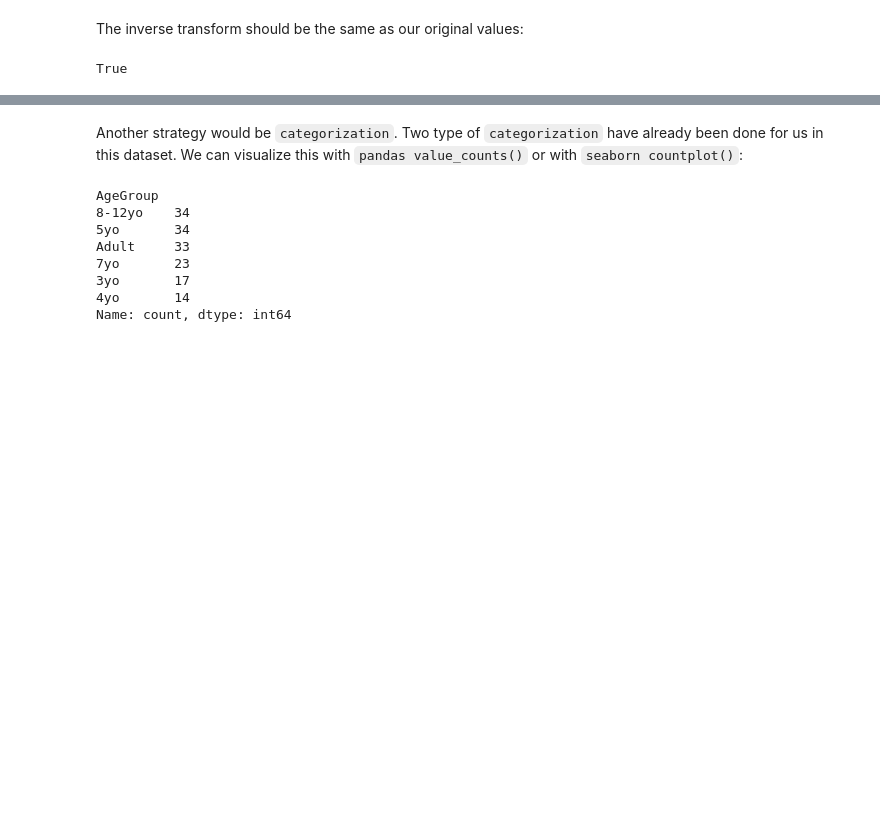
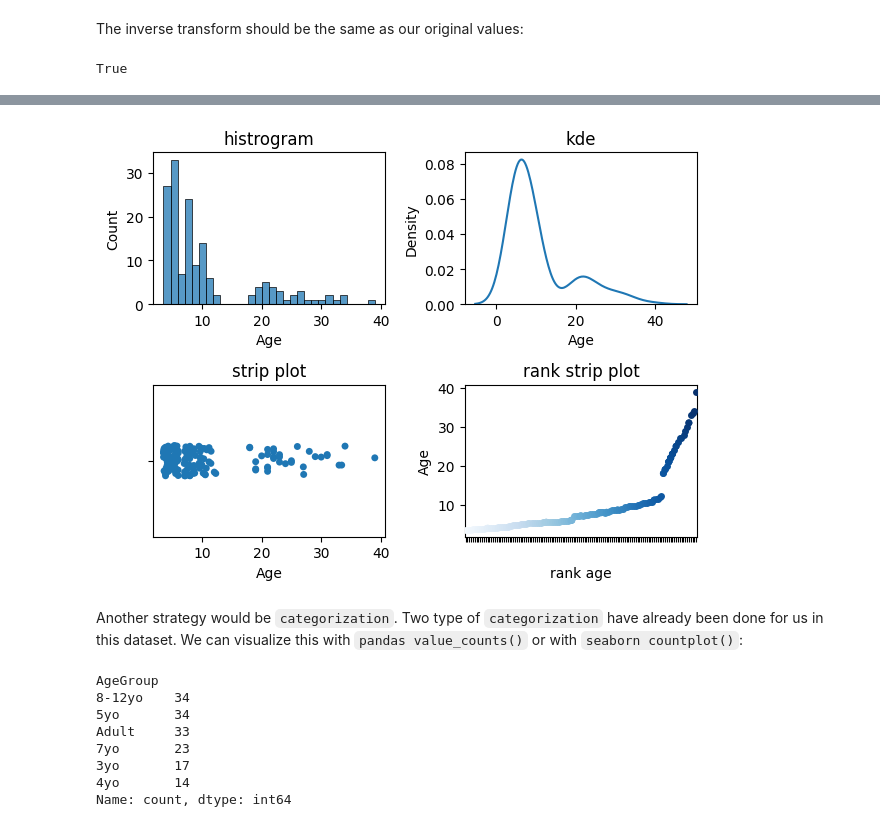
Before and after one commit to me-pic/course-materials-2020, a Jupyter notebook: lectures/14-may/01-data-visualization/python_visualization_for_data.ipynb, the cells around one changed output, grey strips where cells are left out. Drawn from its saved outputs; the diff is of its cells as text; code cells hidden in the pictures; blank space fills up the shorter version.

```diff
--- a/lectures/14-may/01-data-visualization/python_visualization_for_data.ipynb
+++ b/lectures/14-may/01-data-visualization/python_visualization_for_data.ipynb
@@ -211,3 +242,20 @@ True
+# %%
+from scipy.stats import rankdata
+
+fig, ax = plt.subplots(2,2) #,figsize=(8,8))
+sns.histplot(pheno['Age'], bins=30, kde=False, ax=ax[0,0])
+ax[0,0].set_title('histrogram')
+sns.kdeplot(pheno['Age'], ax=ax[0, 1])
+ax[0,1].set_title('kde')
+sns.stripplot(pheno['Age'], ax=ax[1,0])
+ax[1,0].set_title('strip plot')
+sns.stripplot(rankdata(pheno['Age']), pheno['Age'], ax=ax[1,1], palette='Blues')
+ax[1,1].tick_params(axis='x', labelcolor='w')
+ax[1,1].set_title('rank strip plot')
+ax[1,1].set_xlabel('rank age')
+plt.tight_layout();
+# %% [output]
+[figure, added]
 # %% [markdown]
 Another strategy would be `categorization`. Two type of `categorization` have already been done for us in this dataset. We can visualize this with `pandas value_counts()` or with `seaborn countplot()`:
 # %%
```
Also changed, not shown: parts of 24 cells of this notebook.
